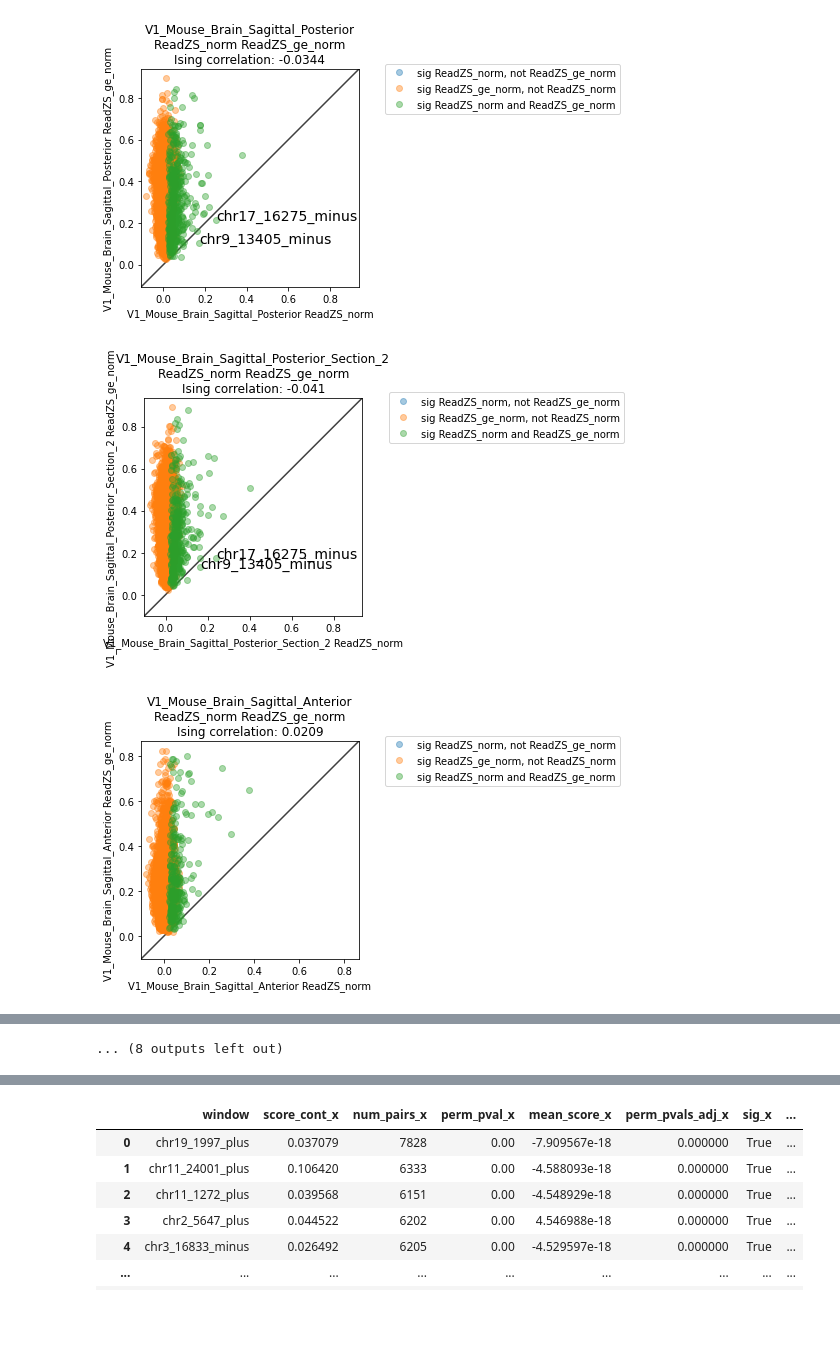
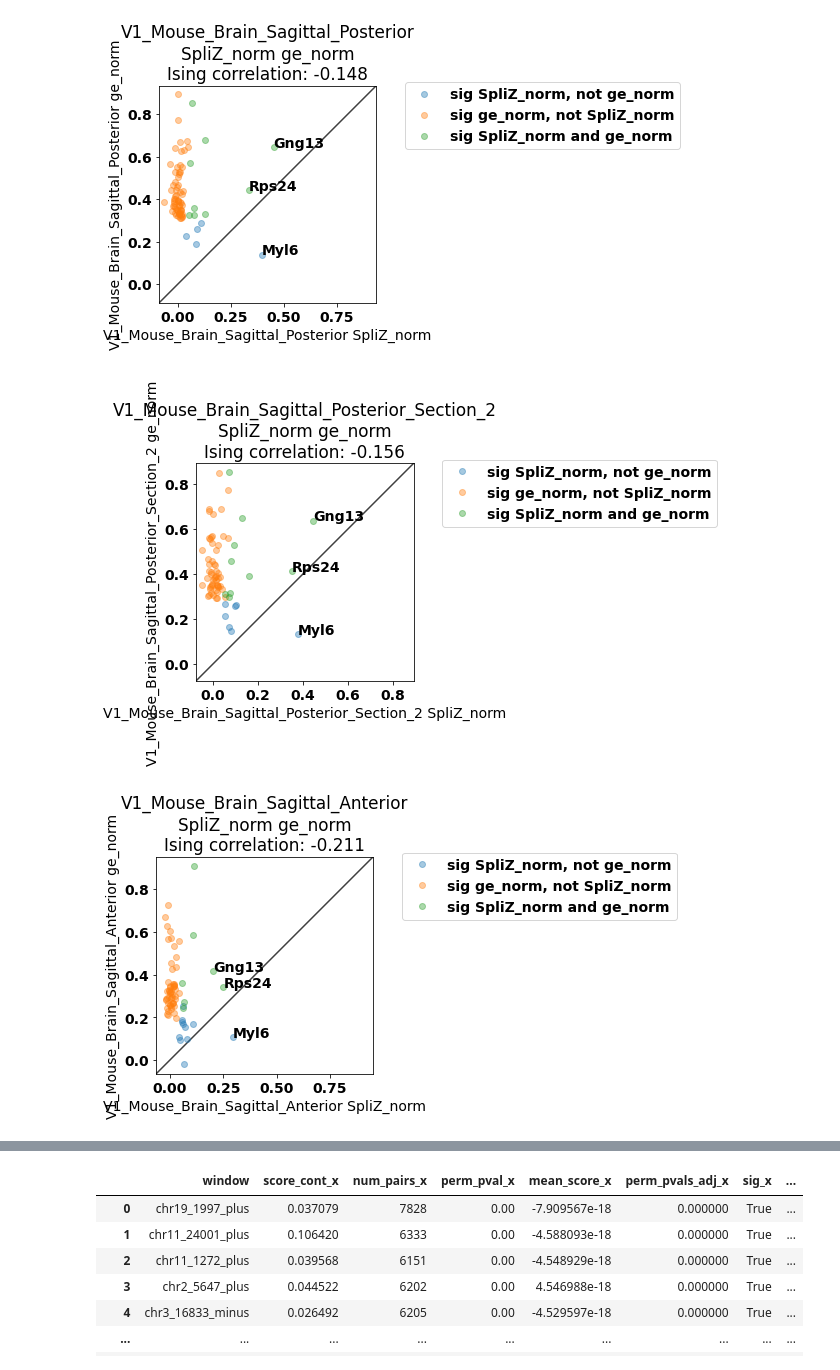
Before and after one commit to juliaolivieri/visium_analysis, a Jupyter notebook: notebooks/analyze_ising.ipynb, the cells around one changed output, grey strips where cells are left out. Saved outputs shown, nothing was run; the diff lists cells and outputs as text; code cells hidden in the pictures; blank space fills up the shorter version.

```diff
--- a/notebooks/analyze_ising.ipynb
+++ b/notebooks/analyze_ising.ipynb
@@ -71,11 +79,11 @@ pair_thresh = 1000
 # score1 = "ReadZS_norm"
 # score2 = "ReadZS_resid"
 
-score1 = "ReadZS_norm"
-score2 = "ReadZS_ge_norm"
+# score1 = "ReadZS_norm"
+# score2 = "ReadZS_ge_norm"
 
-# score1 = "SpliZ_norm"
-# score2 = "ge_norm"
+score1 = "SpliZ_norm"
+score2 = "ge_norm"
 
 # score1 = "ge_norm"
 # score2 = "ge_norm"
@@ -83,22 +91,26 @@ score2 = "ReadZS_ge_norm"
 subset_sig = True
 
 
-
+pval_col = "perm_pvals_emp_adj"
 scores = pd.read_csv("output/make_samplesheet/scores.csv",index_col=0)
 srow = scores.loc[score1]
 srow2 = scores.loc[score2]
 
-datanames = ['V1_Mouse_Brain_Sagittal_Posterior',
-       'V1_Mouse_Brain_Sagittal_Posterior_Section_2',
+# datanames = ['V1_Mouse_Brain_Sagittal_Posterior',
+#        'V1_Mouse_Brain_Sagittal_Posterior_Section_2',
+#        'V1_Mouse_Brain_Sagittal_Anterior',
+#        'V1_Mouse_Brain_Sagittal_Anterior_Section_2', 'V1_Mouse_Kidney',
+#        'Visium_FFPE_Human_Breast_Cancer', 'Visium_FFPE_Human_Normal_Prostate',
+#        'Visium_FFPE_Human_Prostate_Acinar_Cell_Carcinoma',
+#        'Visium_FFPE_Human_Prostate_Cancer', 'Visium_FFPE_Human_Prostate_IF',
+#        'Visium_FFPE_Mouse_Brain', 'Visium_FFPE_Mouse_Brain_IF',
+#        'Visium_FFPE_Mouse_Kidney',  'p20190_s003_3_BrainMetastasis',
+#        'p20190_s004_4_BrainMetastasis', 'p20218_s001_L1', 'p20218_s002_L2',
+#        'p20218_s003_L3', 'p20218_s004_L4']
+
+datanames = ['V1_Mouse_Brain_Sagittal_Posterior','V1_Mouse_Brain_Sagittal_Posterior_Section_2',
        'V1_Mouse_Brain_Sagittal_Anterior',
-       'V1_Mouse_Brain_Sagittal_Anterior_Section_2', 'V1_Mouse_Kidney',
-       'Visium_FFPE_Human_Breast_Cancer', 'Visium_FFPE_Human_Normal_Prostate',
-       'Visium_FFPE_Human_Prostate_Acinar_Cell_Carcinoma',
-       'Visium_FFPE_Human_Prostate_Cancer', 'Visium_FFPE_Human_Prostate_IF',
-       'Visium_FFPE_Mouse_Brain', 'Visium_FFPE_Mouse_Brain_IF',
-       'Visium_FFPE_Mouse_Kidney',  'p20190_s003_3_BrainMetastasis',
-       'p20190_s004_4_BrainMetastasis', 'p20218_s001_L1', 'p20218_s002_L2',
-       'p20218_s003_L3', 'p20218_s004_L4']
+       'V1_Mouse_Brain_Sagittal_Anterior_Section_2', 'V1_Mouse_Kidney']
 
 for dataname in datanames:
   try:
@@ -113,9 +125,9 @@ for dataname in datanames:
   #   print(df2.shape)
     if subset_sig:
       df1["sig"] = False
-      df1.loc[df1["perm_pvals_adj"] < 0.05,"sig"] = True
+      df1.loc[df1[pval_col] < 0.05,"sig"] = True
       df2["sig"] = False
-      df2.loc[df2["perm_pvals_adj"] < 0.05,"sig"] = True
+      df2.loc[df2[pval_col] < 0.05,"sig"] = True
 
 
 
@@ -144,15 +156,16 @@ for dataname in datanames:
     ax.set_ylabel("{} {}".format(dataname2,score2))
 
     # text_thresh = 0.05
-    text_thresh1 = .15
+    text_thresh1 = 0
 #     text_thresh1 = 0
-    text_thresh2 =0
+    text_thresh2 =0.2
 
     sig = []
 
     ax.set_title("{}\n{} {}\nIsing correlation: {:.3}".format(dataname1,score1,score2,spearmanr(merged["score_cont_x"],merged["score_cont_y"]).correlation))
     for index, row in merged.iterrows():
-      if (row["score_cont_x"] > row["score_cont_y"]) & (abs(row["score_cont_x"] > text_thresh1)):
+#       if (row["score_cont_x"] > row["score_cont_y"]) & (abs(row["score_cont_x"] > text_thresh1)):
+      if (row["score_cont_x"] > text_thresh2):
 #       if (abs(row["score_cont_x"]) > text_thresh1) | (abs(row["score_cont_y"]) > text_thresh2) :
         print(row[srow["genecol"]])
         ax.text(row["score_cont_x"],row["score_cont_y"],row[srow["genecol"]],fontsize=14)
@@ -185,3 +203,3 @@ chr13_4351_plus
-[figure, old version]
+[figure, new version]
-[figure, old version]
+[figure, new version]
-[figure, old version]
+[figure, new version]
@@ -196 +207,0 @@ chr13_4351_plus
-... (8 outputs left out)
```
Also changed, not shown: parts of 6 cells of this notebook, 9 other files.
